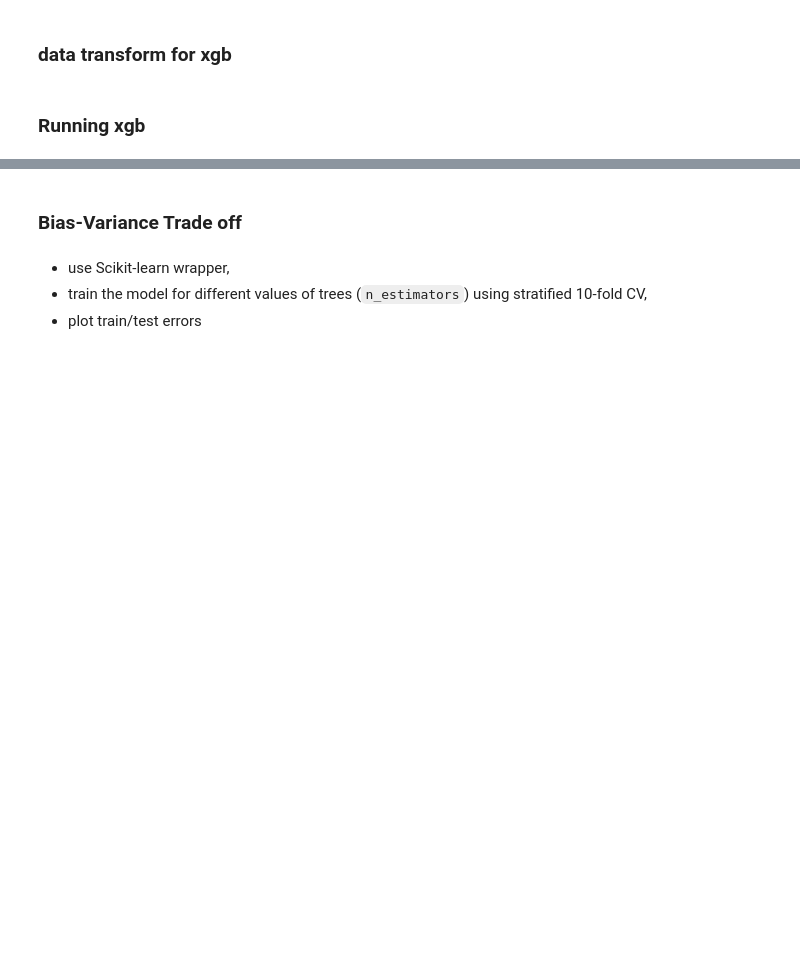
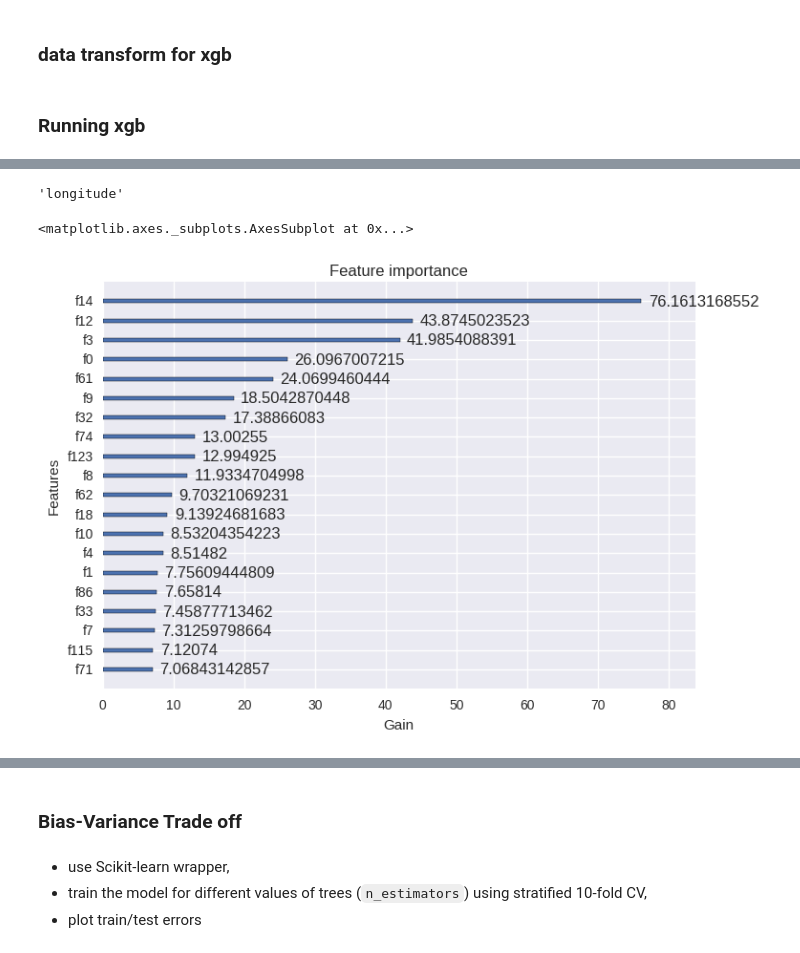
Before and after one commit to kyuni22/kagglebreak, a Jupyter notebook: rental_listing_inquiries/1705features_and_xgb.ipynb, the cells around one changed output, grey strips where cells are left out. Drawn from its saved outputs; the diff is of its cells as text; code cells hidden in the pictures; blank space fills up the shorter version.

```diff
--- a/rental_listing_inquiries/1705features_and_xgb.ipynb
+++ b/rental_listing_inquiries/1705features_and_xgb.ipynb
@@ -219,3 +238,4 @@ manager_id_features = train.columns[-17*6:].values
 # %%
 all_features_to_use = np.append(features_to_use,manager_id_features)
+all_features_to_use = np.append(all_features_to_use, bedrooms_features)
 # %%
@@ -240,16 +260,27 @@ from sklearn.model_selection import StratifiedKFold
 # for xgb.train
 params = {
     'objective':'multi:softprob',
-    'max_depth':6,
+    'max_depth':5,
     'silent':1,
     'eta':0.03,
     'num_class':3,
     'eval_metric':'mlogloss'
 }
 
-num_rounds = 5
+num_rounds = 100
 # %%
-X = train.loc[:, features_to_use].values
+X = train.loc[:, all_features_to_use].values
 y = train.loc[:, 'interest_level_in_num'].values
 
 skf = StratifiedKFold(n_splits=5, shuffle=True, random_state=2017)
+# %%
+for train_index, test_index in skf.split(X, y):
+    X_train, X_test = X[train_index], X[test_index]
+    y_train, y_test = y[train_index], y[test_index]
+
+    dtrain = xgb.DMatrix(X_train, y_train)
+    dtrain = xgb.DMatrix(X_train, y_train)
+    dtest = xgb.DMatrix(X_test, y_test)
+
+    watchlist  = [(dtest,'test'), (dtrain,'train')] # native interface only
+    bst = xgb.train(params, dtrain, num_rounds, watchlist)
@@ -255,0 +305,9 @@ skf = StratifiedKFold(n_splits=5, shuffle=True, random_state=2017)
+# %%
+all_features_to_use[8]
+# %% [output]
+'longitude'
+# %%
+xgb.plot_importance(bst, importance_type='gain', xlabel='Gain', max_num_features=20)
+# %% [output]
+<matplotlib.axes._subplots.AxesSubplot at 0x...>
+[figure, added]
```
Also changed, not shown: parts of 24 cells of this notebook.
